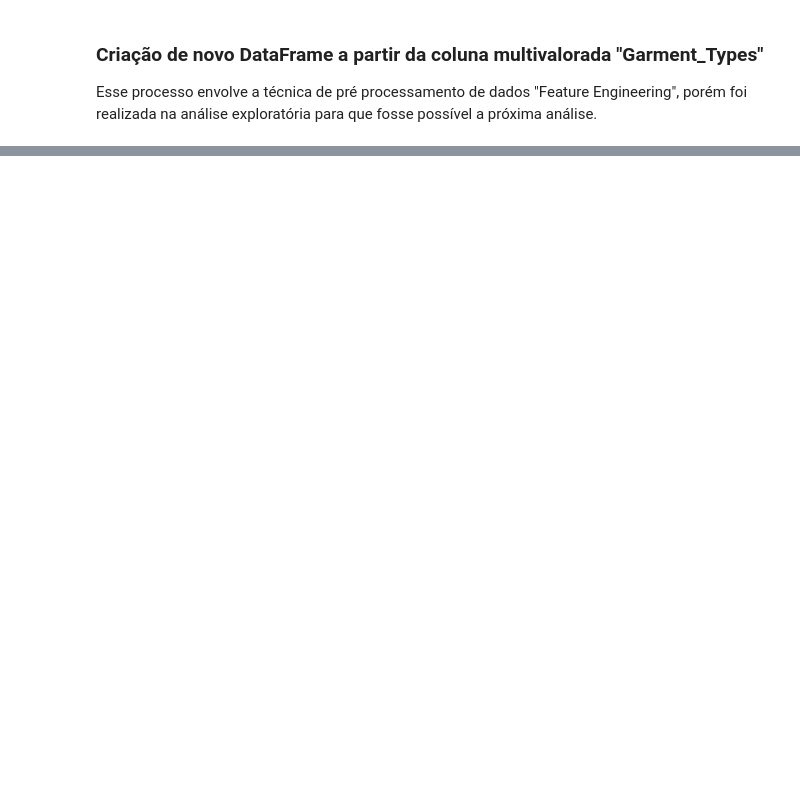
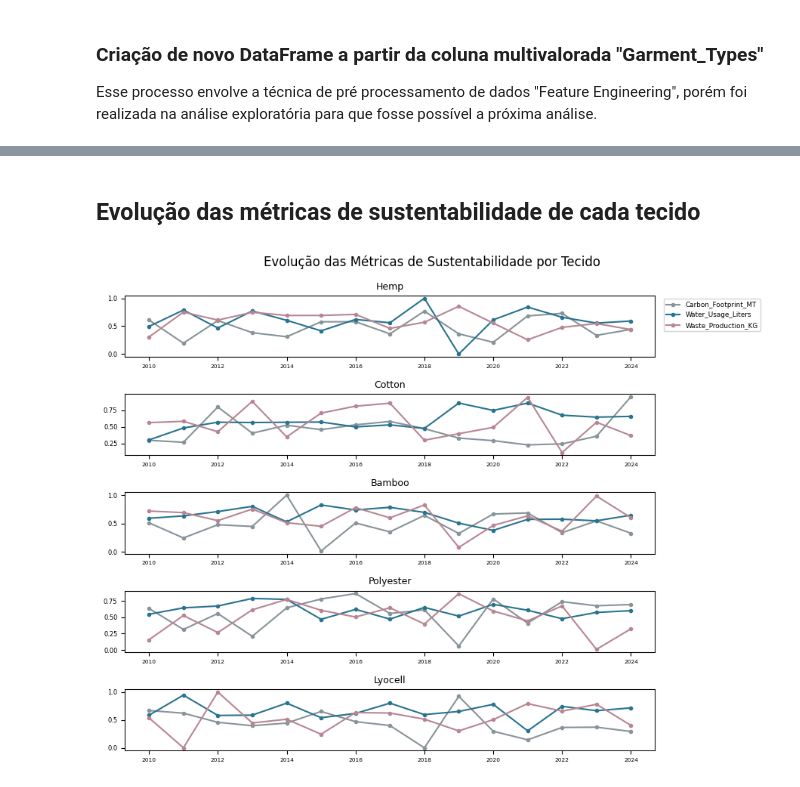
Before and after one commit to rebecapaes/MVP-posgrad-analise-dados, a Jupyter notebook: MVP_AnáliseDeDados_RebecaPaes.ipynb, the cells around one changed output, grey strips where cells are left out. Cells and saved outputs as stored; diff of their text form; code cells hidden in the pictures; blank space fills up the shorter version.

```diff
--- a/MVP_AnáliseDeDados_RebecaPaes.ipynb
+++ b/MVP_AnáliseDeDados_RebecaPaes.ipynb
@@ -469,22 +453,20 @@ Tecidos correspondentes:
 Os demais tecidos não serão utilizados nas análises.
 # %%
 # Dicionário de Equivalências
-
+# Informa para cada termo em cada dataframe 'chave' : 'valor correspondente'
 equivalentes_properties = {
     'hemp': 'Hemp',
     'cotton': 'Cotton',
     'bamboo': 'Bamboo',
     'polyester': 'Polyester',
-    'lyocell': 'Lyocell'
-}
+    'lyocell': 'Lyocell'}
 
 equivalentes_sustainable = {
     'Hemp': 'Hemp',
     'Organic Cotton': 'Cotton',
     'Bamboo Fabric': 'Bamboo',
     'Recycled Polyester': 'Polyester',
-    'Tencel': 'Lyocell'
-}
+    'Tencel': 'Lyocell'}
 
 # funções usando if/else
 # x entre colchetes vai retornar o valor correspondente à chave, e não o próprio x
@@ -501,12 +483,12 @@ def tecido_principal_sustainable(x):
     else:
         return None
 
-# adicionar nova coluna usando assign e apply
+# adicionar nova coluna 'tecido' usando assign e apply
 df_properties_main_fabrics = df_properties.assign(tecido = df_properties['fiber'].apply(tecido_principal_properties))
 df_sustainable_main_fabrics = df_sustainable.assign(tecido = df_sustainable['Material_Type'].apply(tecido_principal_sustainable))
 
 # retornando as primeiras linhas para verificar o funcionamento do código
-print(df_properties_main_fabrics[['fiber', 'Tecido']].head(10))
+print(df_properties_main_fabrics[['fiber', 'tecido']].head(10))
 print('---')
-print(df_sustainable_main_fabrics[['Material_Type', 'Tecido']].head(10))
+print(df_sustainable_main_fabrics[['Material_Type', 'tecido']].head(10))
 # %% [output]
@@ -894,0 +848,31 @@ novo_df = df[df['col'] > 5]
+# %% [markdown]
+## Evolução das métricas de sustentabilidade de cada tecido
+# %%
+fig, axes = plt.subplots(5, 1, figsize=(9, 7))  # removido sharex=True
+
+for i, tecido in enumerate(cores_tecidos.keys()):
+    dados = media_ano[media_ano['tecido'] == tecido]
+
+    for metrica, cor in cores_metricas.items():
+        axes[i].plot(
+            dados['Year'],
+            dados[f'{metrica}_norm'],
+            label=metrica,
+            color=cor,
+            linewidth=1.5,
+            marker='o',
+            markersize=3
+        )
+    axes[i].set_title(tecido, fontsize=9)
+    axes[i].set_ylabel('', )
+    axes[i].tick_params(axis='x', labelsize=5.4, rotation=0)  # ticks em todos
+    axes[i].tick_params(axis='y', labelsize=6)
+
+    if i == 0:
+        axes[i].legend(fontsize=6.4, bbox_to_anchor=(1.01, 1), loc='upper left')
+
+plt.suptitle('Evolução das Métricas de Sustentabilidade por Tecido', fontsize=12)
+plt.tight_layout()
+plt.show()
+# %% [output]
+[figure, added]
```
Also changed, not shown: parts of 87 cells of this notebook.
